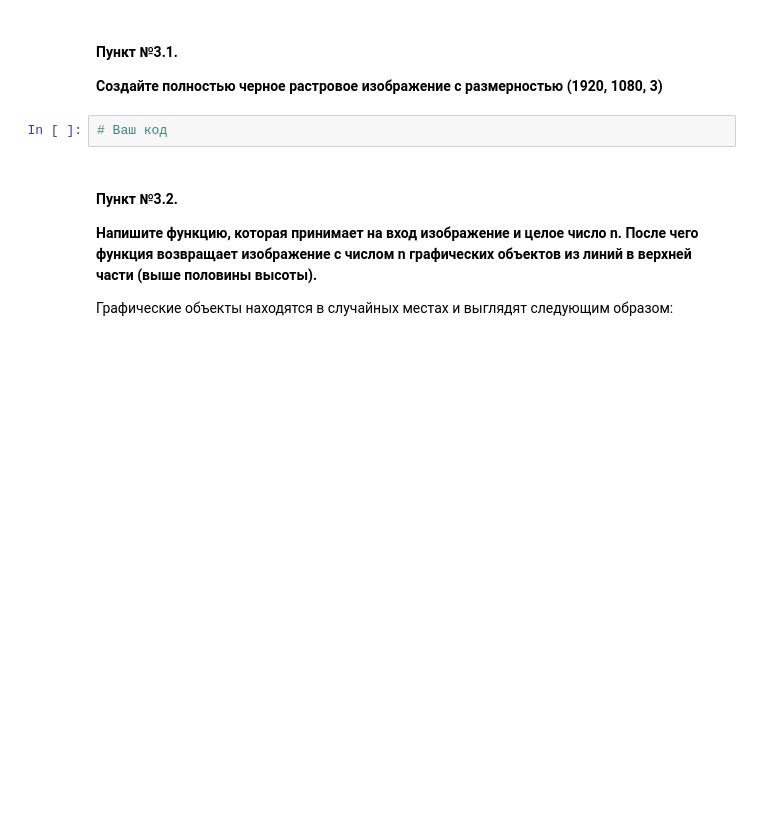
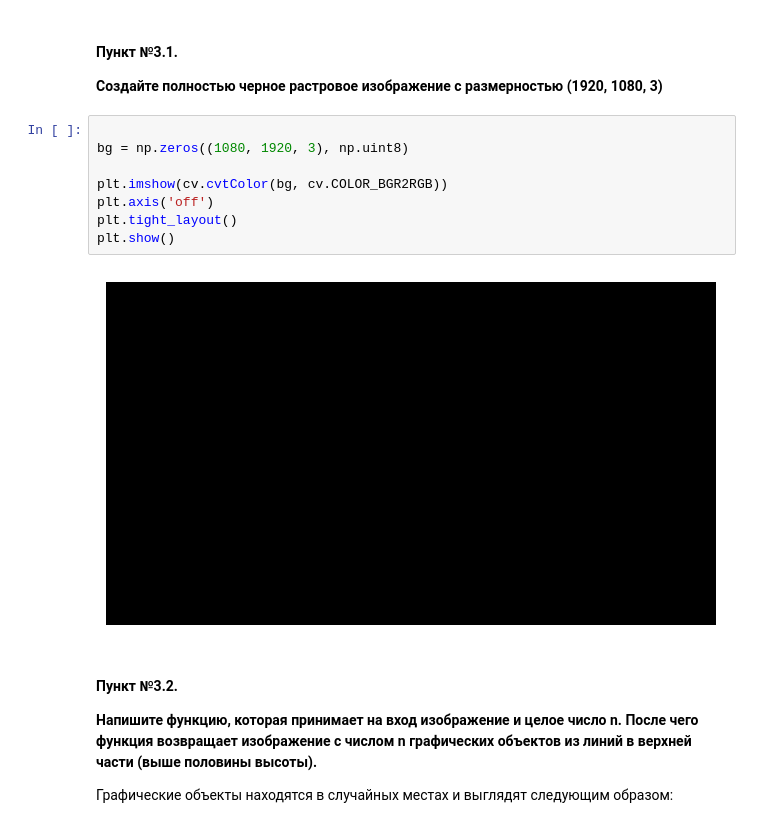
Before and after one commit to vadim13213/image_processing, a Jupyter notebook: 5. Основные методы OpenCV (Часть №2)/Практика/Практическая_работа_№4_Основные_методы_OpenCV_Часть_№2.ipynb, the cells around one changed output. Drawn from its saved outputs; the diff is of its cells as text; blank space fills up the shorter version.

```diff
--- a/5. Основные методы OpenCV (Часть №2)/Практика/Практическая_работа_№4_Основные_методы_OpenCV_Часть_№2.ipynb
+++ b/5. Основные методы OpenCV (Часть №2)/Практика/Практическая_работа_№4_Основные_методы_OpenCV_Часть_№2.ipynb
@@ -510,8 +562,16 @@ visualize_interpolation(image)
 #### Пункт №3.1.
 
 **Создайте полностью черное растровое изображение с размерностью (1920, 1080, 3)**
-# %%
-# Ваш код
+# %%
+
+bg = np.zeros((1080, 1920, 3), np.uint8)
+
+plt.imshow(cv.cvtColor(bg, cv.COLOR_BGR2RGB))
+plt.axis('off')
+plt.tight_layout()
+plt.show()
+# %% [output]
+[figure, added]
 # %% [markdown]
 #### Пункт №3.2.
 
```
Also changed, not shown: parts of 13 cells of this notebook.
